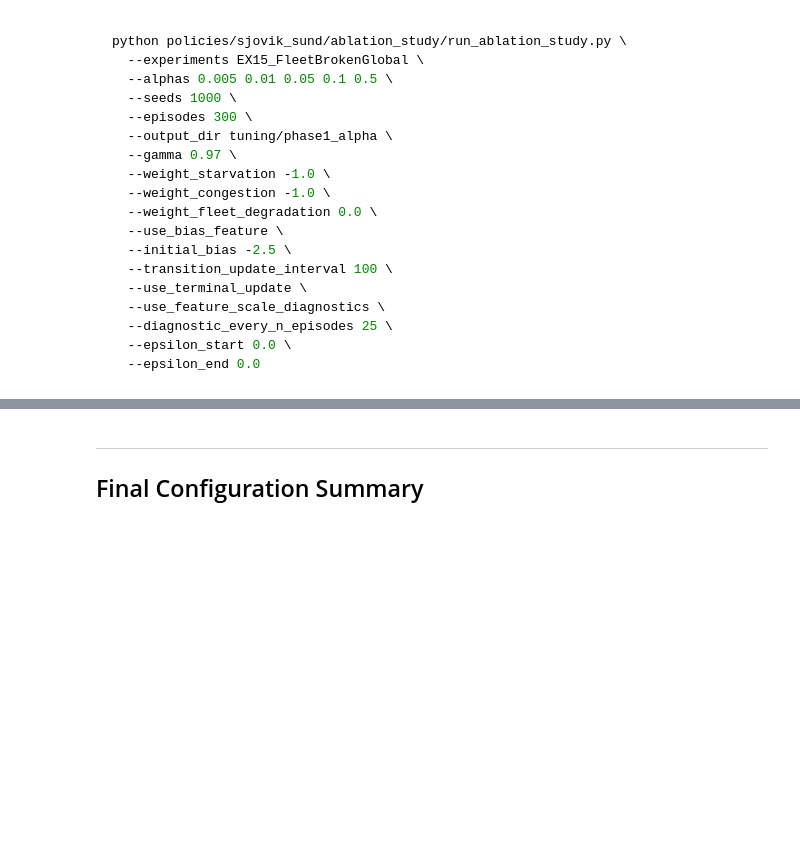
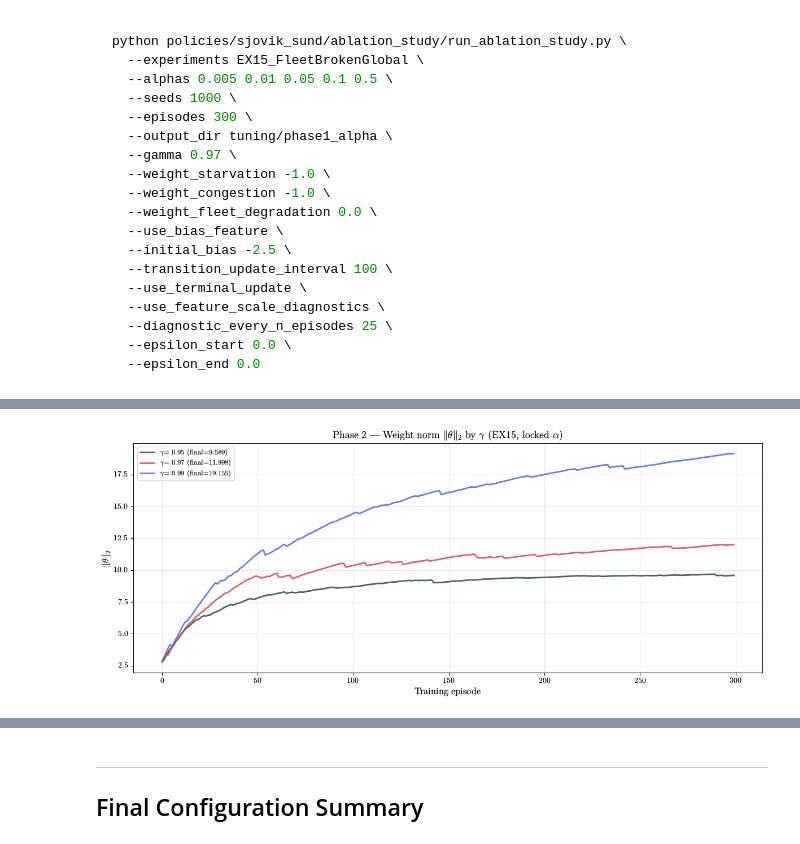
Before and after one commit to EECS-NTNU/FOMOsim, a Jupyter notebook: policies/sjovik_sund/ablation_study/hyperparameter_tuning.ipynb, the cells around one changed output, grey strips where cells are left out. Cells and saved outputs as stored; diff of their text form; code cells hidden in the pictures; blank space fills up the shorter version.

```diff
--- a/policies/sjovik_sund/ablation_study/hyperparameter_tuning.ipynb
+++ b/policies/sjovik_sund/ablation_study/hyperparameter_tuning.ipynb
@@ -472,3 +928,13 @@ plt.show()
+# %%
+# ── Phase 2: Weight norm evolution ───────────────────────────────────────
+fig = plot_norm_evolution(
+    groups_gamma,
+    title=r"Phase 2 --- Weight norm $\|\theta\|_2$ by $\gamma$ (EX15, locked $\alpha$)",
+    param_label=r"$\gamma$",
+)
+plt.show()
+# %% [output]
+[figure, added]
 # %%
 # ── Phase 2: Weight evolution per γ ──────────────────────────────────────
 for key in sorted(groups_gamma):
```
Also changed, not shown: parts of 28 cells of this notebook.
